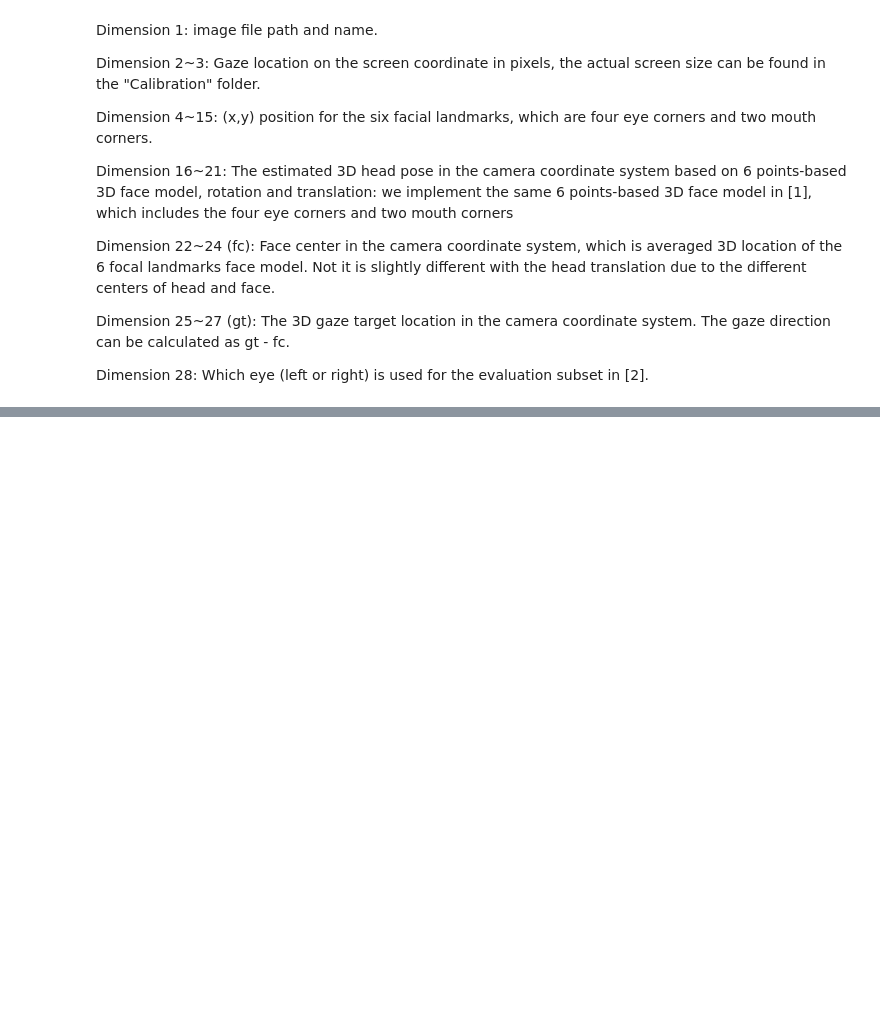
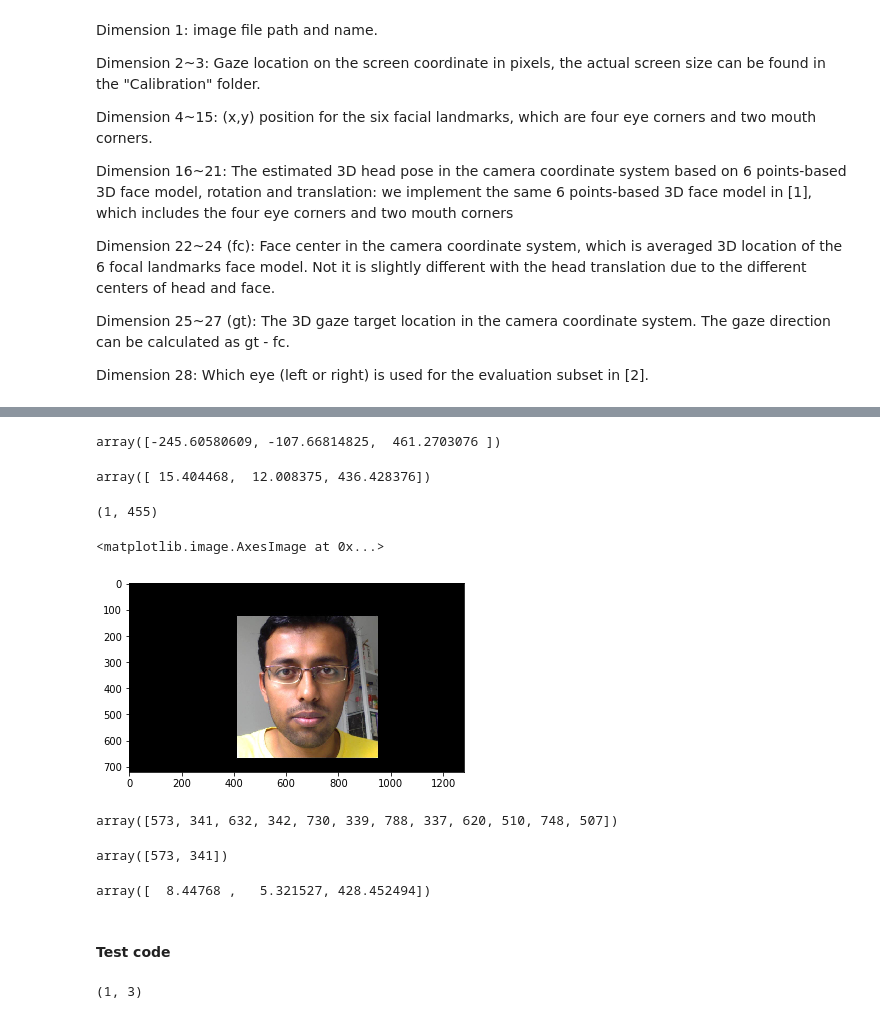
Before and after one commit to Bovey0809/gaze_estimation, a Jupyter notebook: gaze_estimation.ipynb, the cells around one changed output, grey strips where cells are left out. Cells and saved outputs as stored; diff of their text form; code cells hidden in the pictures; blank space fills up the shorter version.

```diff
--- a/gaze_estimation.ipynb
+++ b/gaze_estimation.ipynb
@@ -527,0 +734,6 @@ an
+# %%
+person = 10
+# %%
+annotation_dataframe = annotation_file_reader(annotationDr(person))
+# %%
+parameters = parameter_extracter(annotation_dataframe,person)
@@ -527,0 +806,8 @@ an
+# %%
+t_translation[0]
+# %% [output]
+array([-245.60580609, -107.66814825,  461.2703076 ])
+# %%
+(parameters[4][0])
+# %% [output]
+array([ 15.404468,  12.008375, 436.428376])
@@ -527,0 +816,15 @@ an
+# %%
+tuple(map(int, (1.2, 455.45)))
+# %% [output]
+(1, 455)
+# %%
+image = plt.imread(parameters[0][0])
+# %%
+plt.imshow(image)
+# %% [output]
+<matplotlib.image.AxesImage at 0x...>
+[figure, added]
+# %%
+parameters[2][0]
+# %% [output]
+array([573, 341, 632, 342, 730, 339, 788, 337, 620, 510, 748, 507])
@@ -527,0 +833,8 @@ an
+# %%
+landmarks.reshape(-1, 2)[0]
+# %% [output]
+array([573, 341])
+# %%
+parameters[4][0] - parameters[5][0]
+# %% [output]
+array([  8.44768 ,   5.321527, 428.452494])
@@ -527,0 +853,6 @@ an
+# %% [markdown]
+#### Test code
+# %%
+np.array([(0.0,0.0,100.0)]).shape
+# %% [output]
+(1, 3)
```
Also changed, not shown: parts of 170 cells of this notebook, 2 other files.
